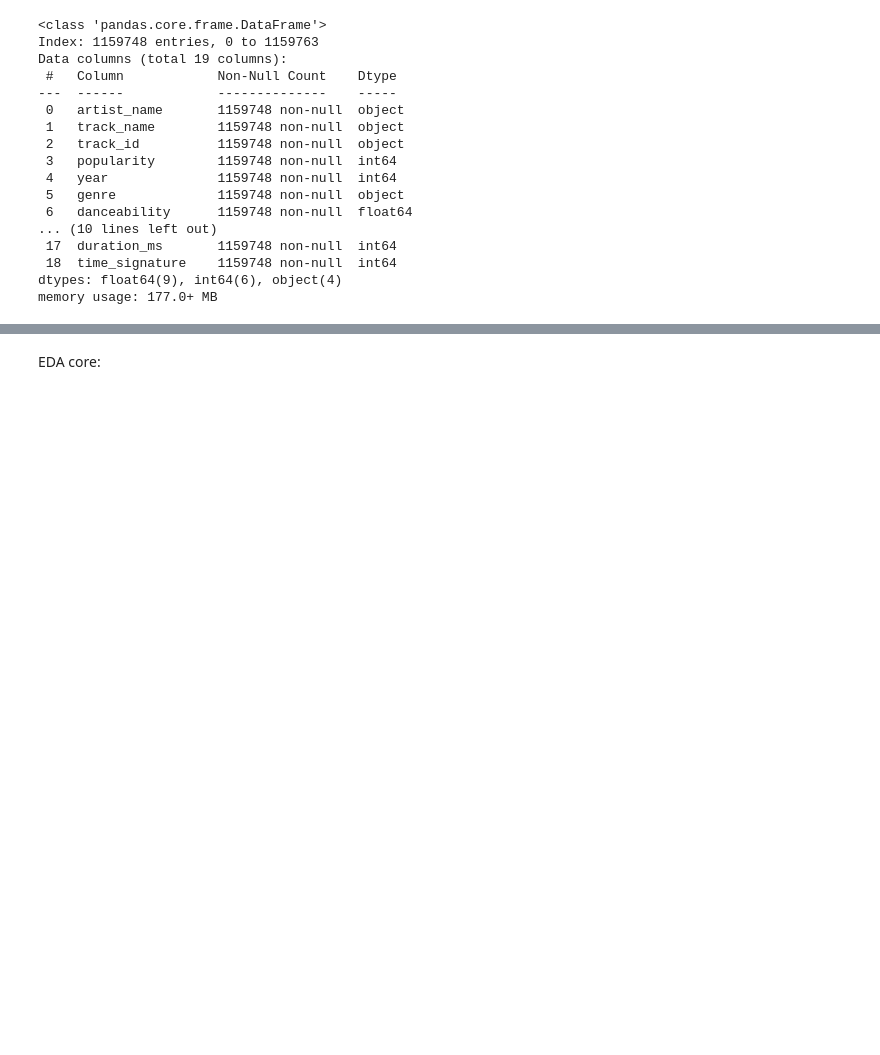
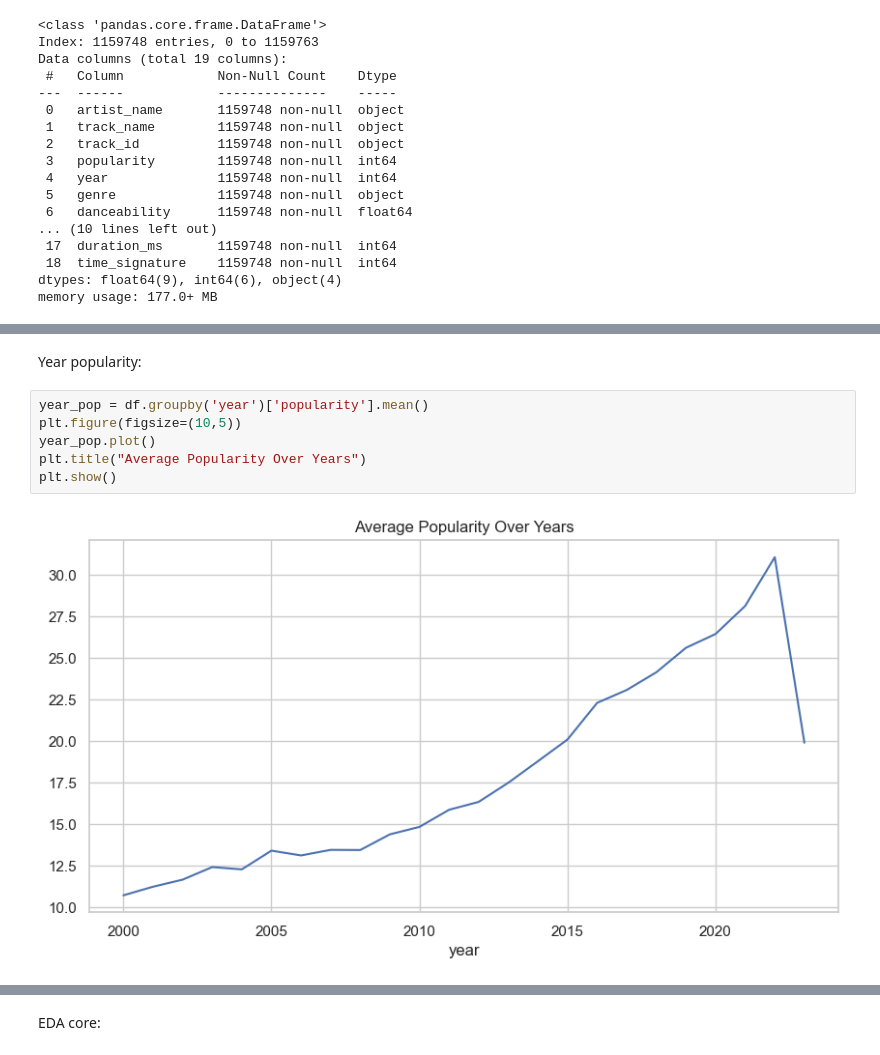
Before and after one commit to AdilkhanEEAIR/spotify_songs_research, a Jupyter notebook: notebooks/analysis.ipynb, the cells around one changed output, grey strips where cells are left out. Saved outputs shown, nothing was run; the diff lists cells and outputs as text; blank space fills up the shorter version.

```diff
--- a/notebooks/analysis.ipynb
+++ b/notebooks/analysis.ipynb
@@ -109,0 +155,10 @@ memory usage: 177.0+ MB
+# %% [markdown]
+Year popularity:
+# %%
+year_pop = df.groupby('year')['popularity'].mean()
+plt.figure(figsize=(10,5))
+year_pop.plot()
+plt.title("Average Popularity Over Years")
+plt.show()
+# %% [output]
+[figure, added]
```
Also changed, not shown: parts of 50 cells of this notebook.
